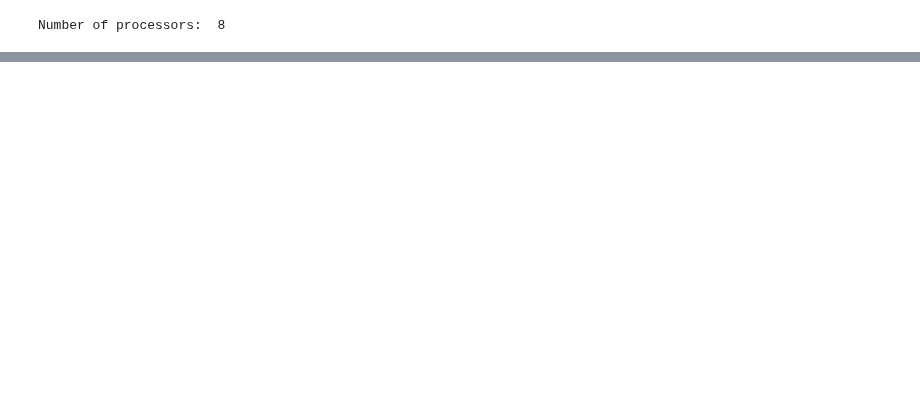
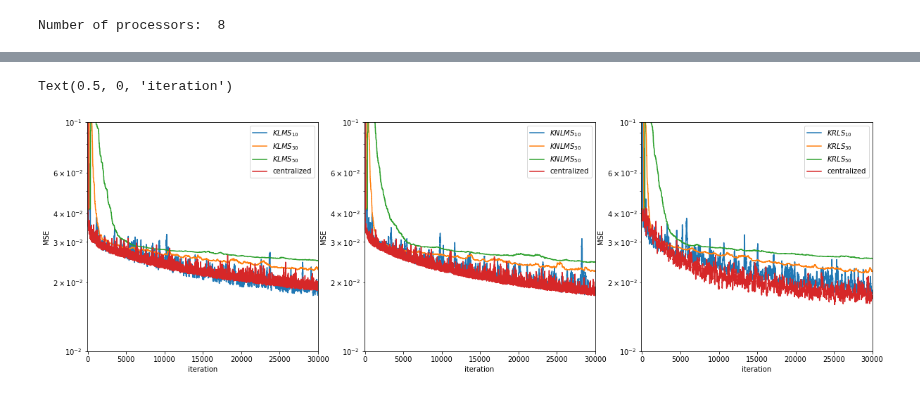
Before and after one commit to cjfelixx/machine-learning-graduate-research, a Jupyter notebook: FederatedLearing/Fl_boston.ipynb, the cells around one changed output, grey strips where cells are left out. Cells and saved outputs as stored; diff of their text form; code cells hidden in the pictures; blank space fills up the shorter version.

```diff
--- a/FederatedLearing/Fl_boston.ipynb
+++ b/FederatedLearing/Fl_boston.ipynb
@@ -25,5 +26,11 @@ from sklearn.utils import shuffle
 # %% [output]
 Number of processors:  8
 # %%
-u,d = fetch_california_housing(return_X_y=True)
-u,d = shuffle(u, d)
+kernel = Kernel(6)
+
+K = 10 # K edge clients
+c =  np.ones(K).reshape(K,1)/K # edge weighting
+D = 100 # Dictionary size
+L = [100,1000,2000]
+iteration = 30000
+num_experiments = 3
@@ -120,0 +379,37 @@ plt.legend()
+# %%
+plt.figure(figsize=(2*10, 6))
+plt.subplot(1,3,1)
+for i in range(len(amse_KLMS)):
+    plt.semilogy(range(len(amse_KLMS[i])),amse_KLMS[i],label="$KLMS_{" + str(P[i])+"}$")
+# amse_cent = np.convolve(amse_cent,np.ones(200)/200,'valid')
+plt.semilogy(range(len(amse_KLMS_cent)),amse_KLMS_cent,label="centralized")
+plt.legend()
+plt.ylim([1e-2,1e-1])
+plt.xlim([-100,iteration])
+plt.ylabel("MSE")
+plt.xlabel("iteration")
+
+plt.subplot(1,3,2)
+for i in range(len(amse_KNLMS)):
+    plt.semilogy(range(len(amse_KNLMS[i])),amse_KNLMS[i],label="$KNLMS_{" + str(P[i])+"}$")
+# amse_cent = np.convolve(amse_cent,np.ones(200)/200,'valid')
+plt.semilogy(range(len(amse_KNLMS_cent)),amse_KNLMS_cent,label="centralized")
+plt.legend()
+plt.ylim([1e-2,1e-1])
+plt.xlim([-100,iteration])
+plt.ylabel("MSE")
+plt.xlabel("iteration")
+
+plt.subplot(1,3,3)
+for i in range(len(amse_KRLS)):
+    plt.semilogy(range(len(amse_KRLS[i])),amse_KRLS[i],label="$KRLS_{" + str(P[i])+"}$")
+amse_cent_KRLS_smooth = np.convolve(amse_KRLS_cent,np.ones(60)/60,'valid')
+plt.semilogy(range(len(amse_cent_KRLS_smooth)),amse_cent_KRLS_smooth,label="centralized")
+plt.legend()
+plt.ylim([1e-2,1e-1])
+plt.xlim([-100,iteration])
+plt.ylabel("MSE")
+plt.xlabel("iteration")
+# %% [output]
+Text(0.5, 0, 'iteration')
+[figure, added]
```
Also changed, not shown: parts of 12 cells of this notebook, 6 other files.
